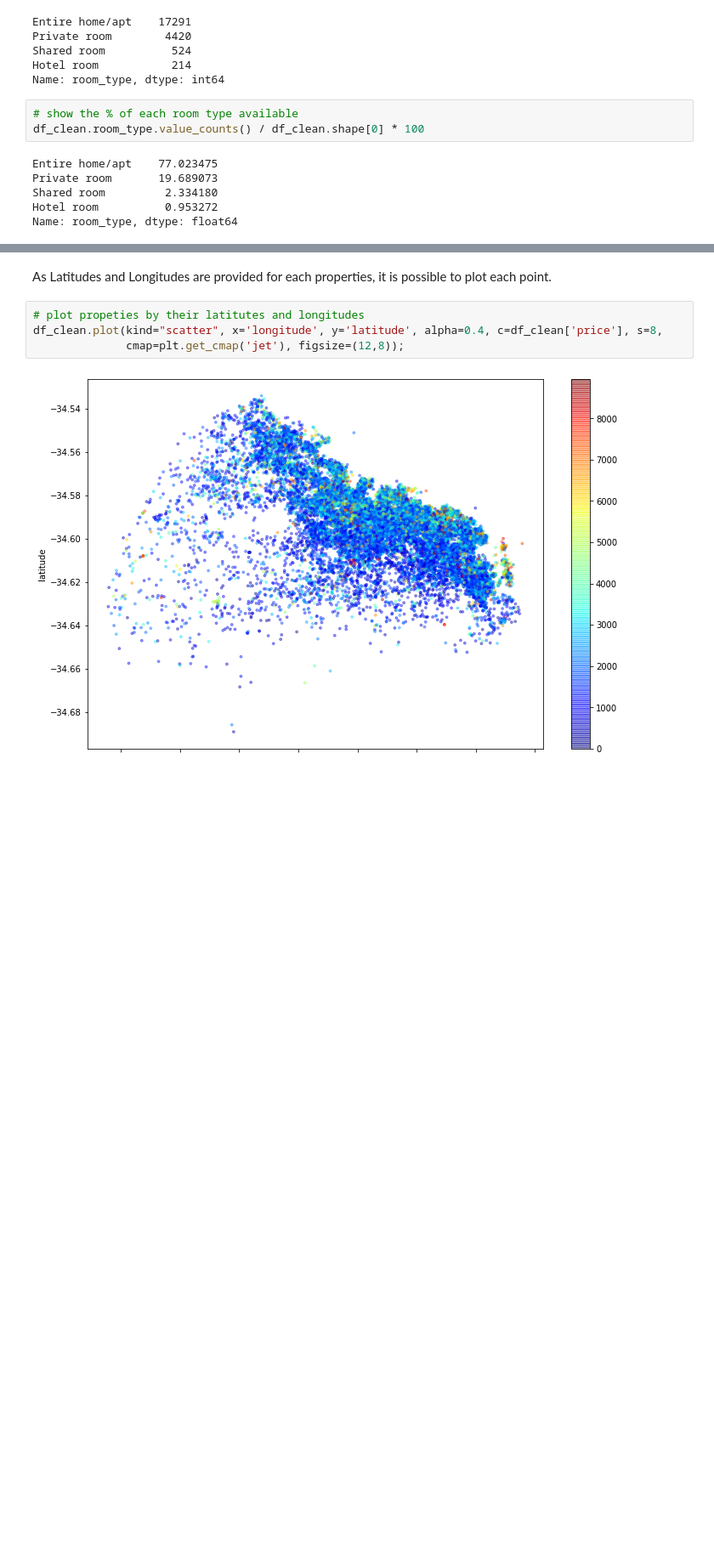
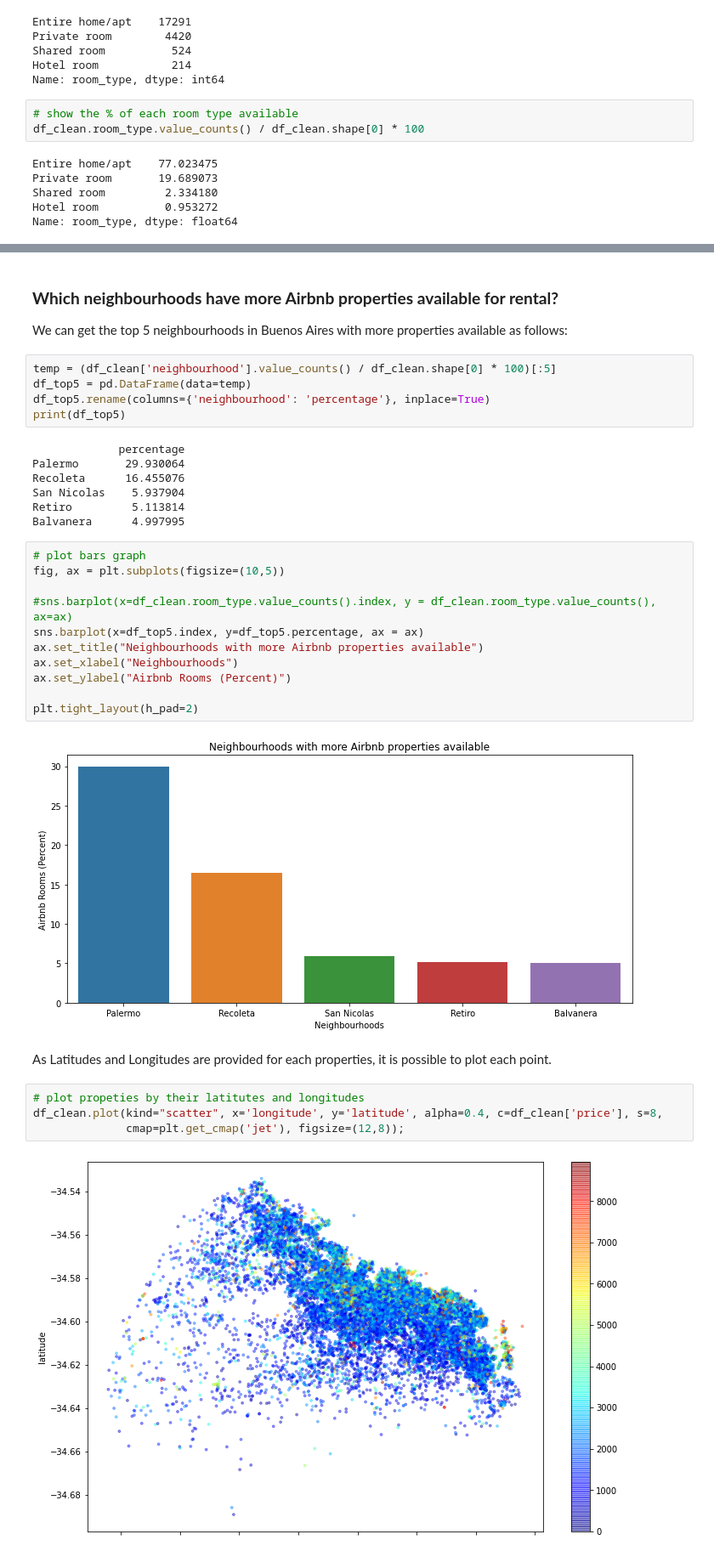
Before and after one commit to RadoBoiii/ds_handson, a Jupyter notebook: Airbnb_Buenos_Aires_Data_Analysis.ipynb, the cells around one changed output, grey strips where cells are left out. Shown at 85% size. Drawn from its saved outputs; the diff is of its cells as text; blank space fills up the shorter version.

```diff
--- a/Airbnb_Buenos_Aires_Data_Analysis.ipynb
+++ b/Airbnb_Buenos_Aires_Data_Analysis.ipynb
@@ -345,3 +376,31 @@ Name: neighbourhood, dtype: float64
+# %% [markdown]
+### **Which neighbourhoods have more Airbnb properties available for rental?**
+We can get the top 5 neighbourhoods in Buenos Aires with more properties available as follows:
+# %%
+temp = (df_clean['neighbourhood'].value_counts() / df_clean.shape[0] * 100)[:5]
+df_top5 = pd.DataFrame(data=temp)
+df_top5.rename(columns={'neighbourhood': 'percentage'}, inplace=True)
+print(df_top5)
+# %% [output]
+             percentage
+Palermo       29.930064
+Recoleta      16.455076
+San Nicolas    5.937904
+Retiro         5.113814
+Balvanera      4.997995
+# %%
+# plot bars graph
+fig, ax = plt.subplots(figsize=(10,5))
+
+#sns.barplot(x=df_clean.room_type.value_counts().index, y = df_clean.room_type.value_counts(), ax=ax)
+sns.barplot(x=df_top5.index, y=df_top5.percentage, ax = ax)
+ax.set_title("Neighbourhoods with more Airbnb properties available")
+ax.set_xlabel("Neighbourhoods")
+ax.set_ylabel("Airbnb Rooms (Percent)")
+
+plt.tight_layout(h_pad=2)
+# %% [output]
+[figure, added]
 # %% [markdown]
 As Latitudes and Longitudes are provided for each properties, it is possible to plot each point.
 # %%
```
Also changed, not shown: parts of 30 cells of this notebook.
